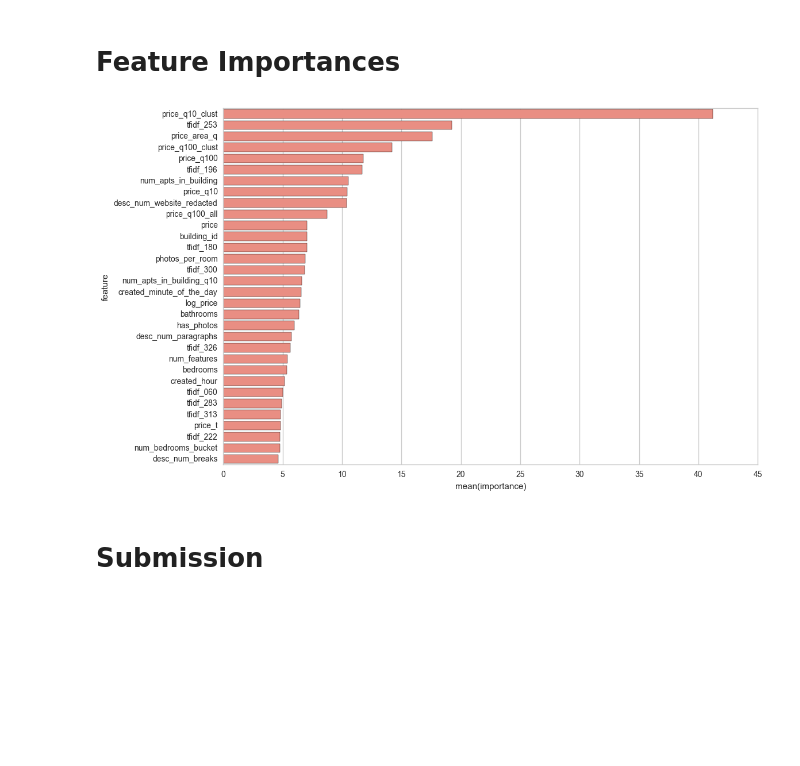
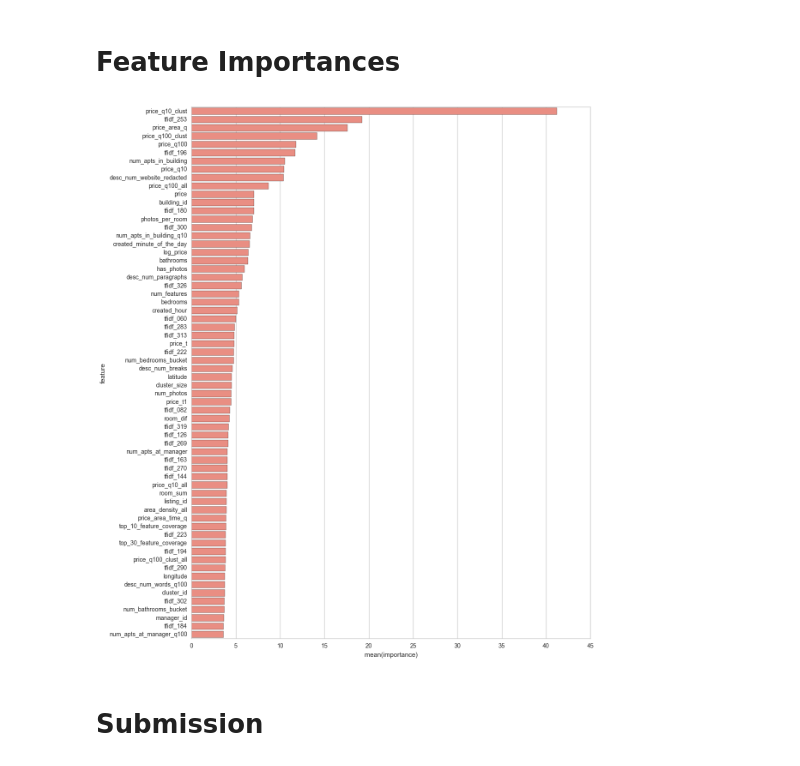
Before and after one commit to csizsek/kaggle-2s-rental-inq, a Jupyter notebook: 302_xgb_grid_search_on_combined.ipynb, the cells around one changed output. Cells and saved outputs as stored; diff of their text form; code cells hidden in the pictures; blank space fills up the shorter version.

```diff
--- a/302_xgb_grid_search_on_combined.ipynb
+++ b/302_xgb_grid_search_on_combined.ipynb
@@ -135,22 +135,22 @@ lambda              1.0
 # %% [markdown]
 # Feature Importances
 # %%
-NUM_FEATURES = 32
+NUM_FEATURES = 64
 fscores = m.get_score(importance_type='gain')
 fscores = sorted(fscores.items(), key=operator.itemgetter(1))
 fscores.reverse()
 fscores = fscores[:NUM_FEATURES]
 fi = pd.DataFrame({
         'feature': [fs[0] for fs in fscores],
         'importance': [fs[1] for fs in fscores]})
 plt.figure(figsize=(12, NUM_FEATURES / 4))
 _ = sns.barplot(
         x='importance',
         y='feature',
         data=fi,
         color='salmon')
 # %% [output]
-[figure, old version]
+[figure, new version]
 # %% [markdown]
 # Submission
 # %%
```
